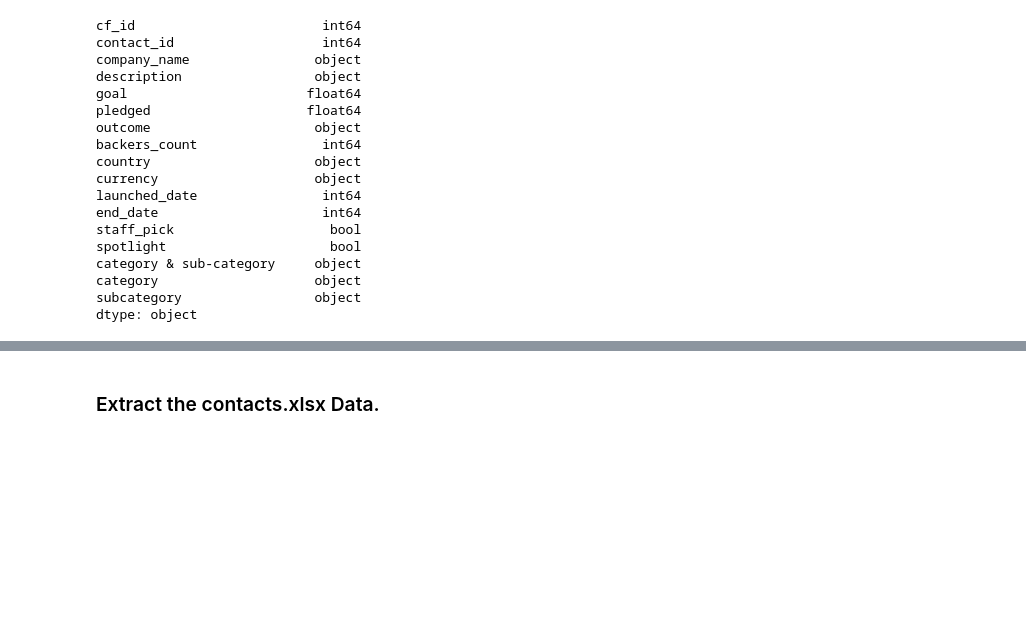
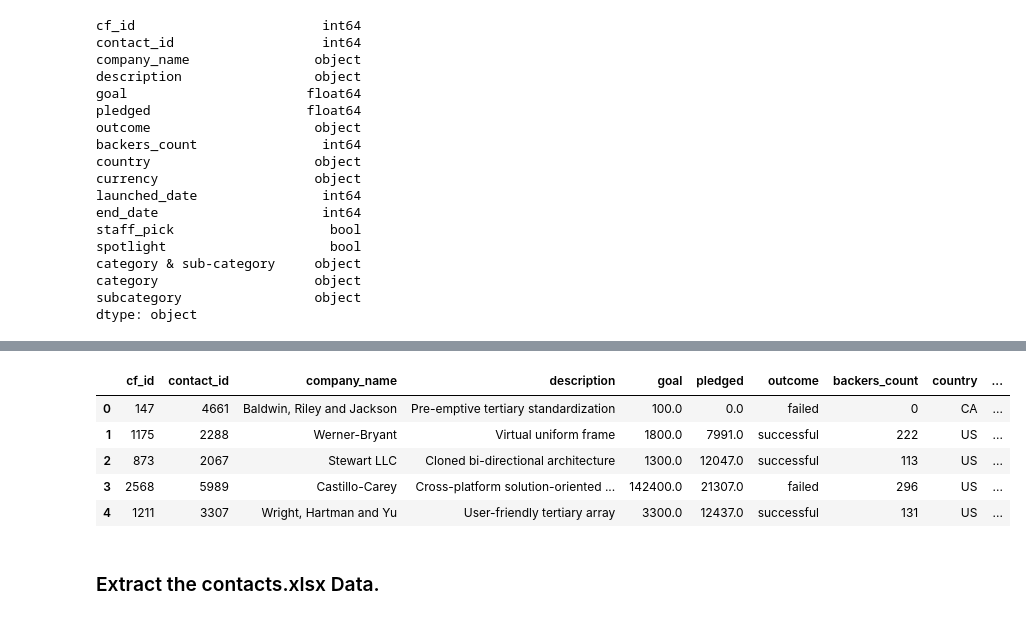
Before and after one commit to angiecfoust/ETL-challenge, a Jupyter notebook: ETL_Mini_Project_CSimmons_AFoust.ipynb, the cells around one changed output, grey strips where cells are left out. Drawn from its saved outputs; the diff is of its cells as text; code cells hidden in the pictures; blank space fills up the shorter version.

```diff
--- a/ETL_Mini_Project_CSimmons_AFoust.ipynb
+++ b/ETL_Mini_Project_CSimmons_AFoust.ipynb
@@ -274,3 +269,17 @@ campaign_merged_df.tail(10)
+# %%
+# Drop unwanted columns
+campaign_cleaned = campaign_merged_df[['cf_id', 'contact_id', 'company_name', 'description', 'goal', 'pledged',
+                                     'outcome', 'backers_count', 'country', 'currency', 'launched_date', 'end_date',
+                                     'category_id', 'subcategory_id']]
+
+campaign_cleaned.head()
+# %% [output]
+|  | cf_id | contact_id | company_name | description | goal | pledged | outcome | backers_count | country | ... |
+| 0 | 147 | 4661 | Baldwin, Riley and Jackson | Pre-emptive tertiary standardization | 100.0 | 0.0 | failed | 0 | CA | ... |
+| 1 | 1175 | 2288 | Werner-Bryant | Virtual uniform frame | 1800.0 | 7991.0 | successful | 222 | US | ... |
+| 2 | 873 | 2067 | Stewart LLC | Cloned bi-directional architecture | 1300.0 | 12047.0 | successful | 113 | US | ... |
+| 3 | 2568 | 5989 | Castillo-Carey | Cross-platform solution-oriented ... | 142400.0 | 21307.0 | failed | 296 | US | ... |
+| 4 | 1211 | 3307 | Wright, Hartman and Yu | User-friendly tertiary array | 3300.0 | 12437.0 | successful | 131 | US | ... |
 # %%
 # Export the DataFrame as a CSV file.
 campaign_cleaned.to_csv("Resources/campaign.csv", index=False)
```
Also changed, not shown: parts of 6 cells of this notebook, 3 other files.
